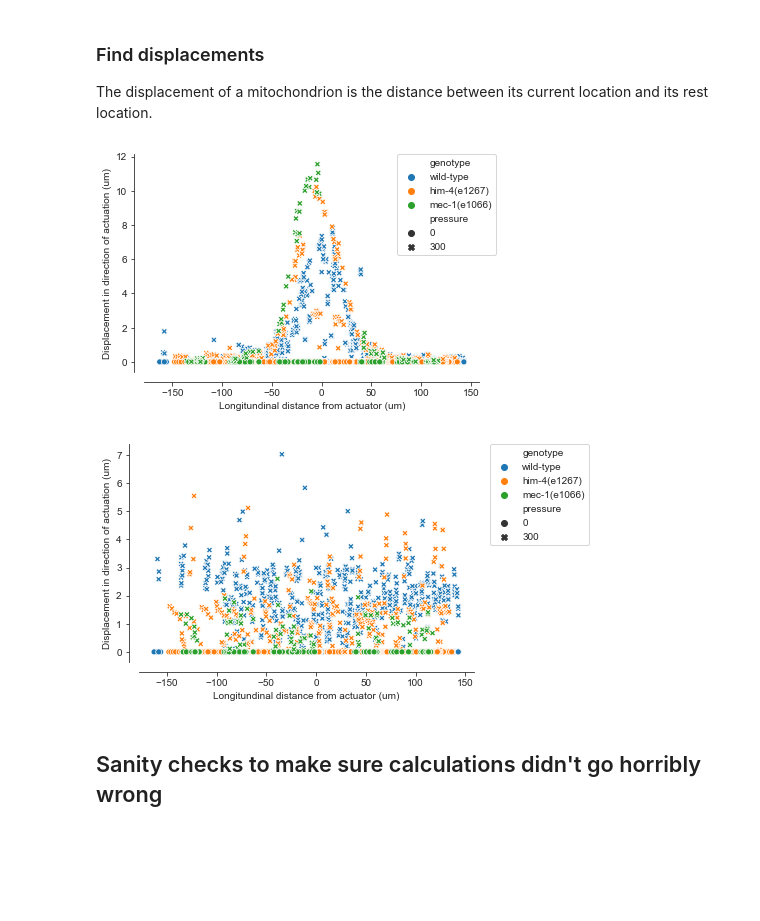
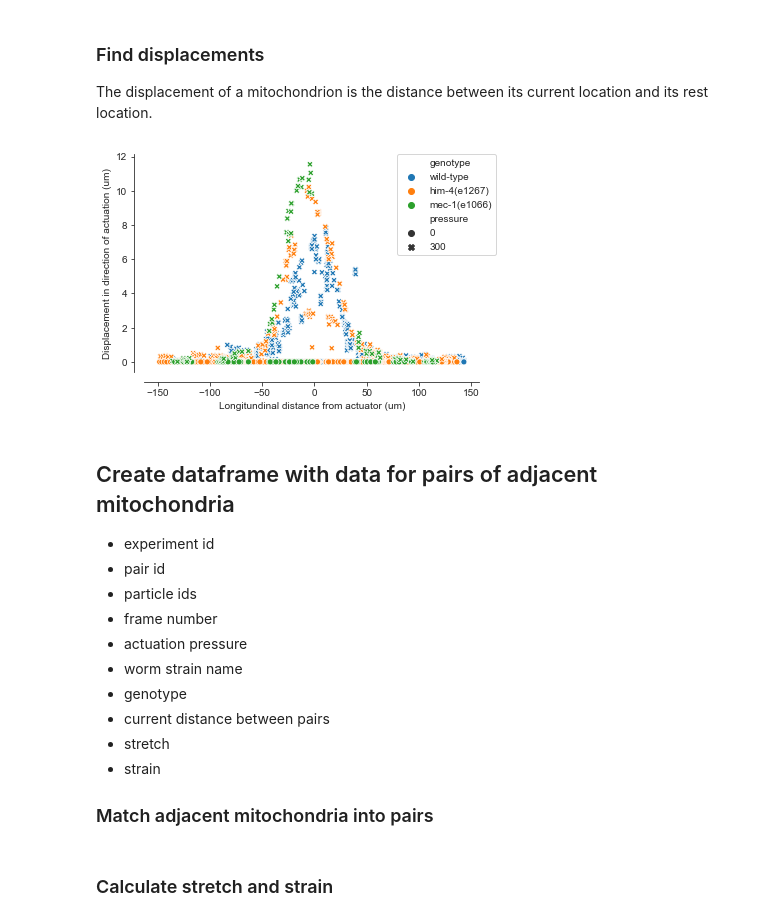
Before and after one commit to anekimken/SSN_ImageAnalysis, a Jupyter notebook: Notebooks/Strain plots using fewer dataframes.ipynb, the cells around one changed output. Cells and saved outputs as stored; diff of their text form; code cells hidden in the pictures; blank space fills up the shorter version.

```diff
--- a/Notebooks/Strain plots using fewer dataframes.ipynb
+++ b/Notebooks/Strain plots using fewer dataframes.ipynb
@@ -26,7 +27,7 @@ In the other Notebook, I use several different dataframes to hold analyzed data,
 ### Choose worm strain and neuron
 # %%
 worm_strains = ['NM3573', 'GN885']
-neurons = ['PVM'] #'ALM', 'AVM',
+neurons = ['ALM']
 
 allele_dict = {'NM3573': 'wild-type',
                'GN885': 'him-4(e1267)',
@@ -198,20 +171,30 @@ for dimension in ['x', 'y', 'z', 'xz', 'xyz']:
 # %%
 sns.set_style("ticks")
 
 ax = sns.scatterplot(x='y', y='x_disp', data=linked_mitos_df, hue='genotype', style='pressure')
 sns.despine(ax=ax, offset=10)
 ax.set_xlabel('Longitundinal distance from actuator (um)')
 ax.set_ylabel('Displacement in direction of actuation (um)')
-plt.legend(bbox_to_anchor=(1.05, 1), borderaxespad=0.)
+plt.legend(bbox_to_anchor=(1.05, 1), borderaxespad=0.);
 
-fig, ax = plt.subplots()
-ax = sns.scatterplot(x='y', y='z_disp', data=linked_mitos_df, hue='genotype', style='pressure')
-sns.despine(ax=ax, offset=10)
-ax.set_xlabel('Longitundinal distance from actuator (um)')
-ax.set_ylabel('Displacement in direction of actuation (um)')
-plt.legend(bbox_to_anchor=(1.05, 1), borderaxespad=0.);
+# fig, ax = plt.subplots()
+# ax = sns.scatterplot(x='y', y='z_disp', data=linked_mitos_df, hue='genotype', style='pressure')
+# sns.despine(ax=ax, offset=10)
+# ax.set_xlabel('Longitundinal distance from actuator (um)')
+# ax.set_ylabel('Displacement in direction of actuation (um)')
+# plt.legend(bbox_to_anchor=(1.05, 1), borderaxespad=0.);
 # %% [output]
-[figure, old version]
+[figure, new version]
-[figure, removed]
-# %% [markdown]
-## Sanity checks to make sure calculations didn't go horribly wrong
+# %% [markdown]
+## Create dataframe with data for pairs of adjacent mitochondria
+- experiment id
+- pair id
+- particle ids
+- frame number
+- actuation pressure
+- worm strain name
+- genotype
+- current distance between pairs
+- stretch
+- strain
+### Match adjacent mitochondria into pairs
@@ -217,0 +237,2 @@ plt.legend(bbox_to_anchor=(1.05, 1), borderaxespad=0.);
+# %% [markdown]
+### Calculate stretch and strain
```
Also changed, not shown: parts of 12 cells of this notebook, 1 other file.
